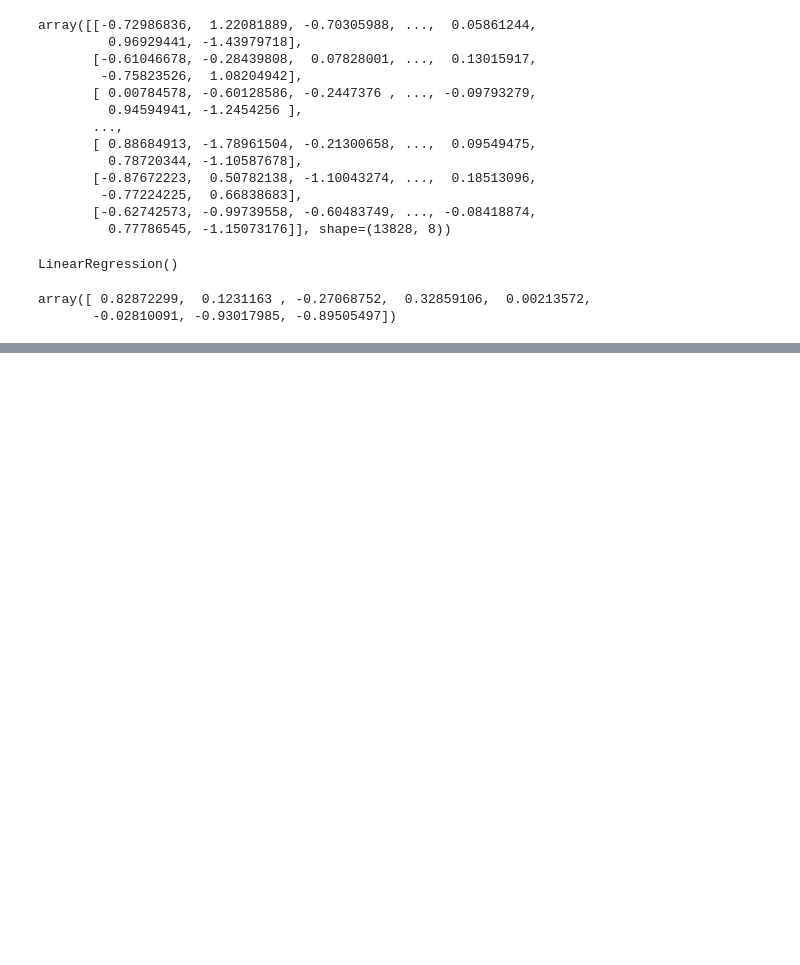
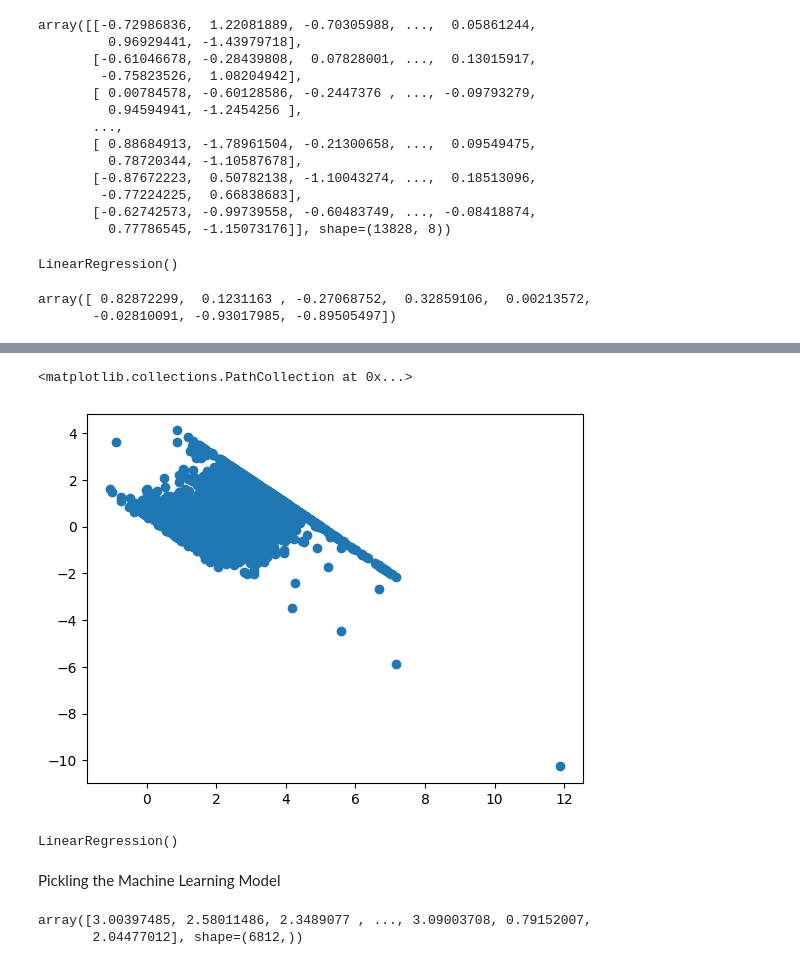
Before and after one commit to ssjha210/mlalgos-practice, a Jupyter notebook: 02_Multiple_Linear_Regression/model.ipynb, the cells around one changed output, grey strips where cells are left out. Drawn from its saved outputs; the diff is of its cells as text; code cells hidden in the pictures; blank space fills up the shorter version.

```diff
--- a/02_Multiple_Linear_Regression/model.ipynb
+++ b/02_Multiple_Linear_Regression/model.ipynb
@@ -261,0 +296,11 @@ R2 Score: -5010.004362515911
+# %%
+plt.scatter(y_pred_test, residuals)
+# %% [output]
+<matplotlib.collections.PathCollection at 0x...>
+[figure, added]
+# %%
+regressor
+# %% [output]
+LinearRegression()
+# %% [markdown]
+Pickling the Machine Learning Model
@@ -261,0 +312,5 @@ R2 Score: -5010.004362515911
+# %%
+model.predict(X_test)
+# %% [output]
+array([3.00397485, 2.58011486, 2.3489077 , ..., 3.09003708, 0.79152007,
+       2.04477012], shape=(6812,))
```
Also changed, not shown: parts of 11 cells of this notebook, 1 other file.
